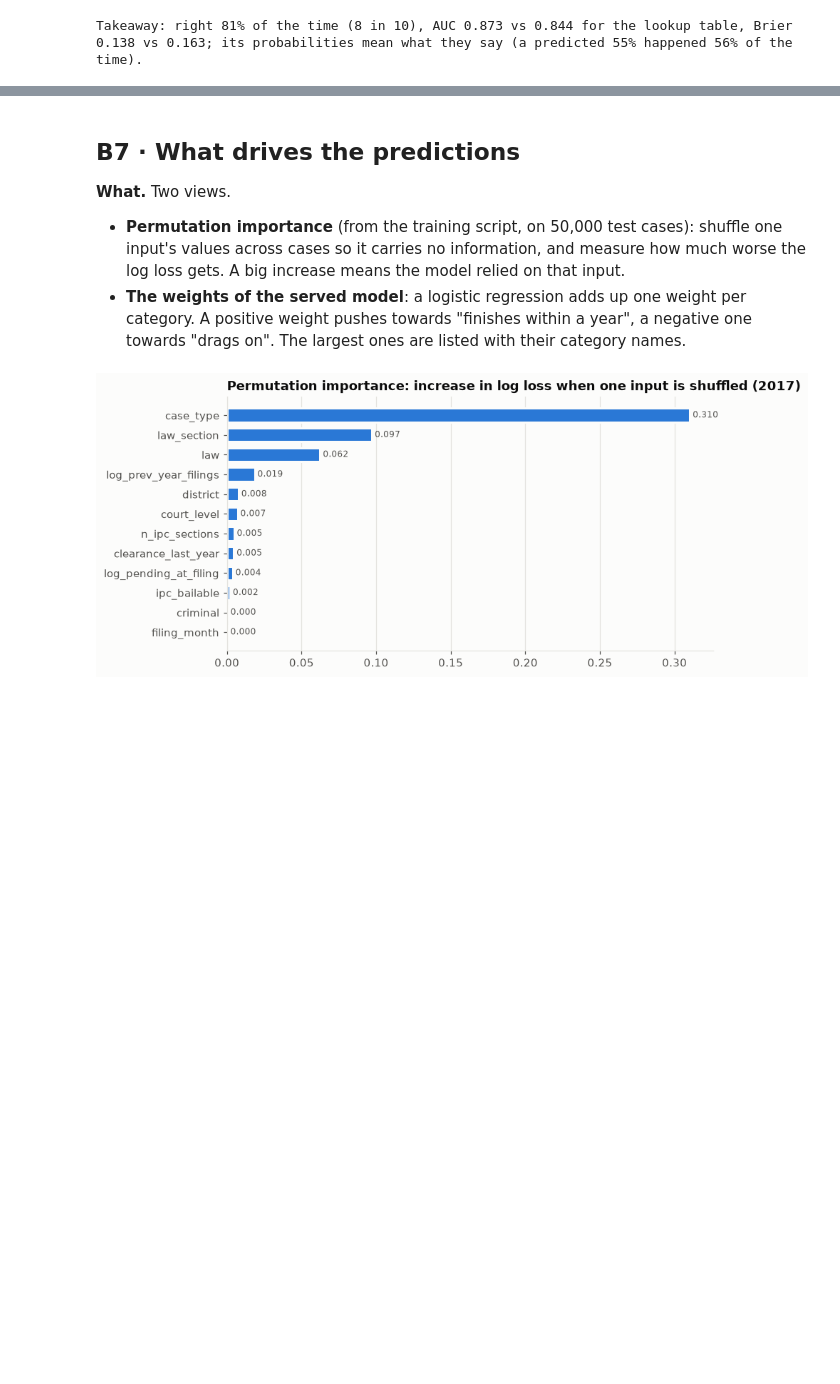
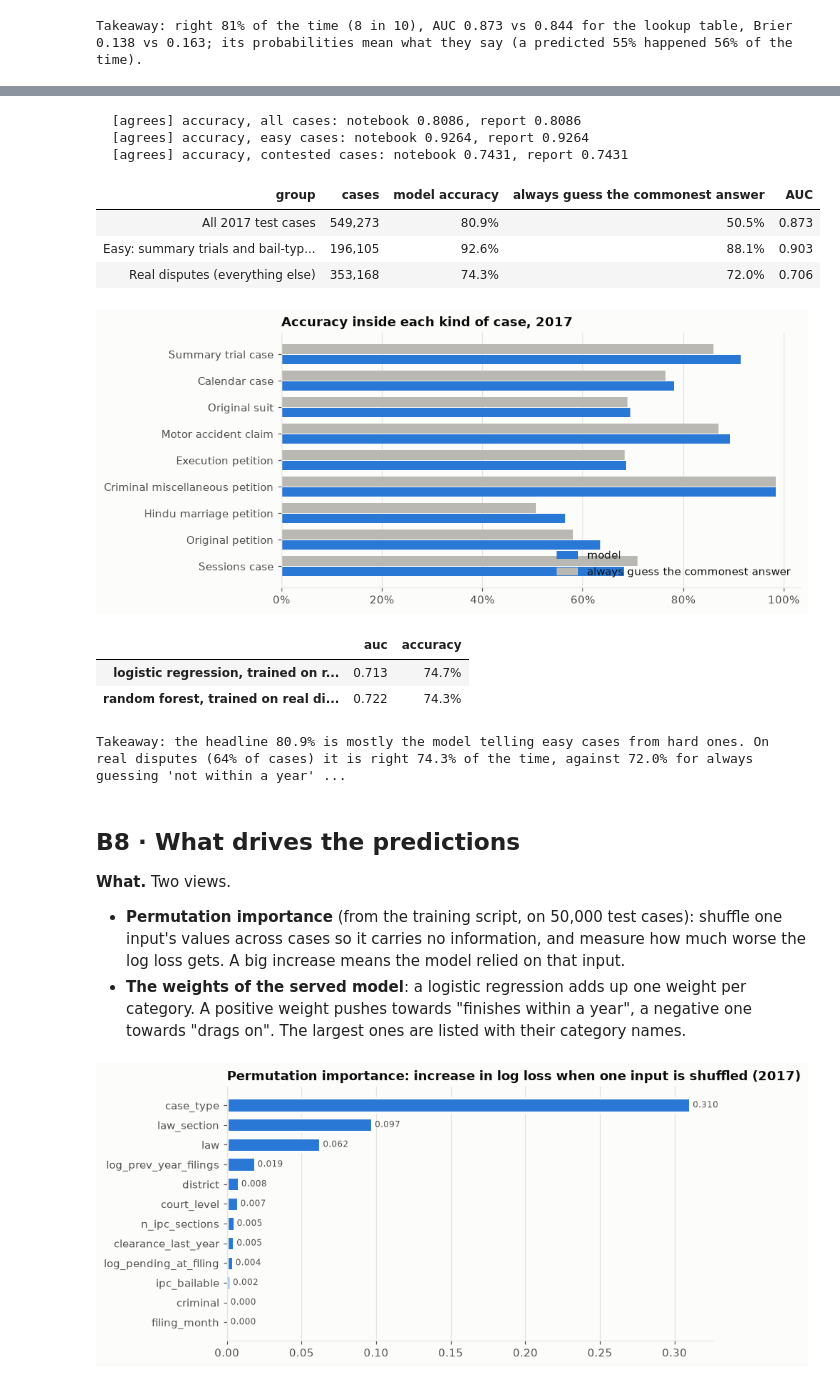
Before and after one commit to YashvanthSankar/idse-course-project, a Jupyter notebook: game/web/public/pipeline/00_full_pipeline.ipynb, the cells around one changed output, grey strips where cells are left out. Drawn from its saved outputs; the diff is of its cells as text; code cells hidden in the pictures; blank space fills up the shorter version.

```diff
--- a/game/web/public/pipeline/00_full_pipeline.ipynb
+++ b/game/web/public/pipeline/00_full_pipeline.ipynb
@@ -1008,5 +1138,54 @@ Takeaway: right 81% of the time (8 in 10), AUC 0.873 vs 0.844 for the lookup tab
+# %%
+from tareekh.difficulty import difficulty_table
+
+scored = test.assign(y=y_test, p=p_test)
+table = difficulty_table(scored)
+for group in ("all", "easy", "contested"):
+    check(f"accuracy, {group} cases", table[group]["accuracy"], H["difficulty"][group]["accuracy"])
+
+names = {"all": "All 2017 test cases", "easy": "Easy: summary trials and bail-type petitions", "contested": "Real disputes (everything else)"}
+view = pd.DataFrame([{"group": names[g], "cases": table[g]["n"], "model accuracy": table[g]["accuracy"],
+                      "always guess the commonest answer": table[g]["majority_accuracy"], "AUC": table[g]["auc"]} for g in names])
+display(view.style.format({"cases": "{:,}", "model accuracy": "{:.1%}", "always guess the commonest answer": "{:.1%}", "AUC": "{:.3f}"}).hide(axis="index"))
+
+types = pd.DataFrame(table["by_type"])
+types["case type"] = types["case_type"].map(lambda t: CASE_TYPES.get(t, t.upper()).split(" (")[0])
+big = types[types["n"] >= 9000].copy()
+fig, ax = plt.subplots(figsize=(8.5, 4.2))
+y = np.arange(len(big))
+ax.barh(y + 0.19, big["accuracy"], height=0.36, color=ps.SERIES[0], label="model")
+ax.barh(y - 0.19, big["majority_accuracy"], height=0.36, color=ps.NEUTRAL, label="always guess the commonest answer")
+ax.set_yticks(y, big["case type"])
+ax.xaxis.set_major_formatter(PercentFormatter(1.0))
+ax.grid(axis="y", visible=False)
+ax.invert_yaxis()
+ax.legend(loc="lower right")
+ax.set_title("Accuracy inside each kind of case, 2017")
+plt.show()
+
+only = pd.DataFrame(H["contested_only_models"]).T
+display(only.style.format({"auc": "{:.3f}", "accuracy": "{:.1%}"}))
+
+c = table["contested"]
+print(f"Takeaway: the headline {table['all']['accuracy']:.1%} is mostly the model telling easy cases from hard ones. On real disputes "
+      f"({c['n'] / table['all']['n']:.0%} of cases) it is right {c['accuracy']:.1%} of the time, against {c['majority_accuracy']:.1%} for always "
+      f"guessing 'not within a year'. Models trained only on real disputes reach AUC {only['auc'].max():.2f}, so the limit is the "
+      f"information available on filing day, not the algorithm.")
+# %% [output]
+  [agrees] accuracy, all cases: notebook 0.8086, report 0.8086
+  [agrees] accuracy, easy cases: notebook 0.9264, report 0.9264
+  [agrees] accuracy, contested cases: notebook 0.7431, report 0.7431
+| group | cases | model accuracy | always guess the commonest answer | AUC |
+| All 2017 test cases | 549,273 | 80.9% | 50.5% | 0.873 |
+| Easy: summary trials and bail-typ... | 196,105 | 92.6% | 88.1% | 0.903 |
+| Real disputes (everything else) | 353,168 | 74.3% | 72.0% | 0.706 |
+[figure, added]
+|  | auc | accuracy |
+| logistic regression, trained on r... | 0.713 | 74.7% |
+| random forest, trained on real di... | 0.722 | 74.3% |
+Takeaway: the headline 80.9% is mostly the model telling easy cases from hard ones. On real disputes (64% of cases) it is right 74.3% of the time, against 72.0% for always guessing 'not within a year' ...
 # %% [markdown]
-## B7 · What drives the predictions
+## B8 · What drives the predictions
 
 **What.** Two views.
 
```
Also changed, not shown: parts of 18 cells of this notebook, 38 other files.
